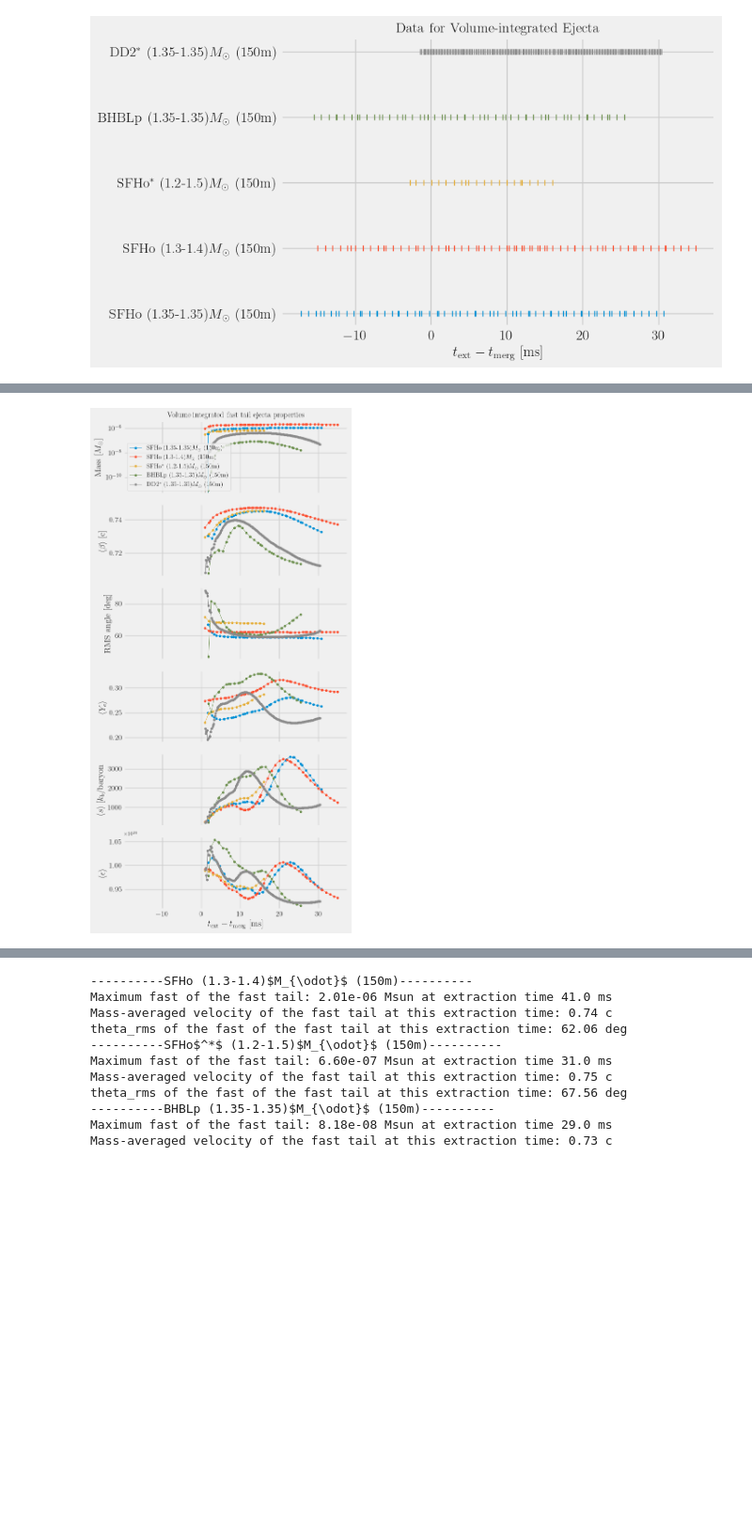
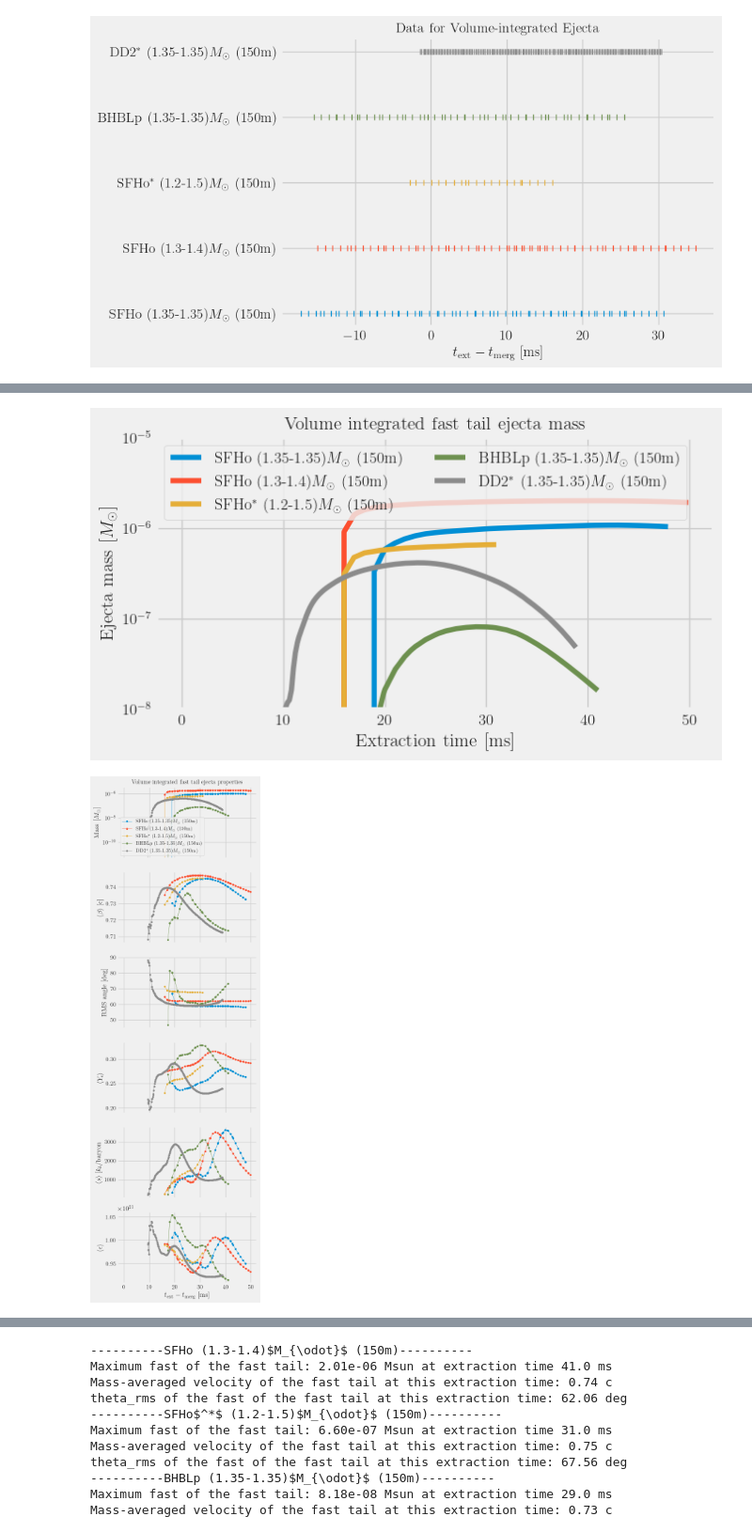
Before and after one commit to vsevolodnedora/PBA_projects, a Jupyter notebook: knafg/knafg_kenta/ejecta_analysis.ipynb, the cells around one changed output, grey strips where cells are left out. Shown at 94% size. Cells and saved outputs as stored; diff of their text form; code cells hidden in the pictures; blank space fills up the shorter version.

```diff
--- a/knafg/knafg_kenta/ejecta_analysis.ipynb
+++ b/knafg/knafg_kenta/ejecta_analysis.ipynb
@@ -138,7 +133,7 @@ def get_vave_theta_rms(sim_dic:dict, crit:str) -> pd.DataFrame:
 
     tmerg = sim_dic["tmerg"]
     times = ej.getText()
-    vals["time"] = times - tmerg
+    vals["time"] = times# - tmerg
 
     return pd.DataFrame.from_dict(vals)
 # %%
@@ -183,7 +178,7 @@ print_table(crit="fast")
 # %%
 # Ejecta mass evolution of all simulation
 def plot_all_sim_ejecta_mass(crit=None,yscale="linear",ylim=(0,0.04),title="Volume integrated ejecta mass"):
-    fig, ax = plt.subplots(ncols=1,nrows=1)
+    fig, ax = plt.subplots(ncols=1,nrows=1,figsize=(7,4))
     #ax2 = ax.twinx()
     for idx, sim_dic in enumerate(df.iterrows()):
         sim_dic = sim_dic[1]
@@ -219,7 +214,7 @@ def plot_all_sim_ejecta_mass(crit=None,yscale="linear",ylim=(0,0.04),title="Volu
     plt.show()
 def plot_all_sim_ejecta_massave_vel(crit=None,yscale="linear",ylim=(0,0.04),title="Volume integrated ejecta mass",
                                     figfpath:str="mej_vej_theta.png"):
-    fig, ax = plt.subplots(ncols=1,nrows=6,sharex="all",figsize=(6,12))
+    fig, ax = plt.subplots(ncols=1,nrows=6,sharex="all",figsize=(5,15))
     #ax2 = ax.twinx()
     for idx, sim_dic in enumerate(df.iterrows()):
         sim_dic = sim_dic[1]
@@ -260,7 +255,8 @@ def plot_all_sim_ejecta_massave_vel(crit=None,yscale="linear",ylim=(0,0.04),titl
     plt.savefig(figs+figfpath,dpi=512)
     plt.savefig(pdfs+figfpath.replace(".png",".pdf"))
     plt.show()
-# plot_all_sim_ejecta_mass(ylim=(0,0.01))
+plot_all_sim_ejecta_mass(crit=None,yscale="linear",ylim=(0., 0.01),
+                         title="Volume integrated fast tail ejecta mass")
 plot_all_sim_ejecta_massave_vel(ylim=(0., 0.01),
                                 title="Volume integrated ejecta properties",
                                 figfpath="mej_vej_theta.png")
@@ -269,12 +266,12 @@ plot_all_sim_ejecta_massave_vel(ylim=(0., 0.01),
 # %%
-
 # Ejecta mass fast tail evolution of all simulations
-# plot_all_sim_ejecta_mass(crit="fast",yscale="log",ylim=(1e-8,1e-5),
-#                          title="Volume integrated fast tail ejecta mass")
+plot_all_sim_ejecta_mass(crit="fast",yscale="log",ylim=(1e-8,1e-5),
+                         title="Volume integrated fast tail ejecta mass")
 plot_all_sim_ejecta_massave_vel(
     crit="fast",yscale="log",ylim=(1e-7,1e-5),
     title="Volume integrated fast tail ejecta properties",
     figfpath="mej_vej_theta_fasttail.png"
 )
 # %% [output]
-[figure, old version]
+[figure, new version]
+[figure, added]
```
Also changed, not shown: parts of 23 cells of this notebook, 1 other file.
